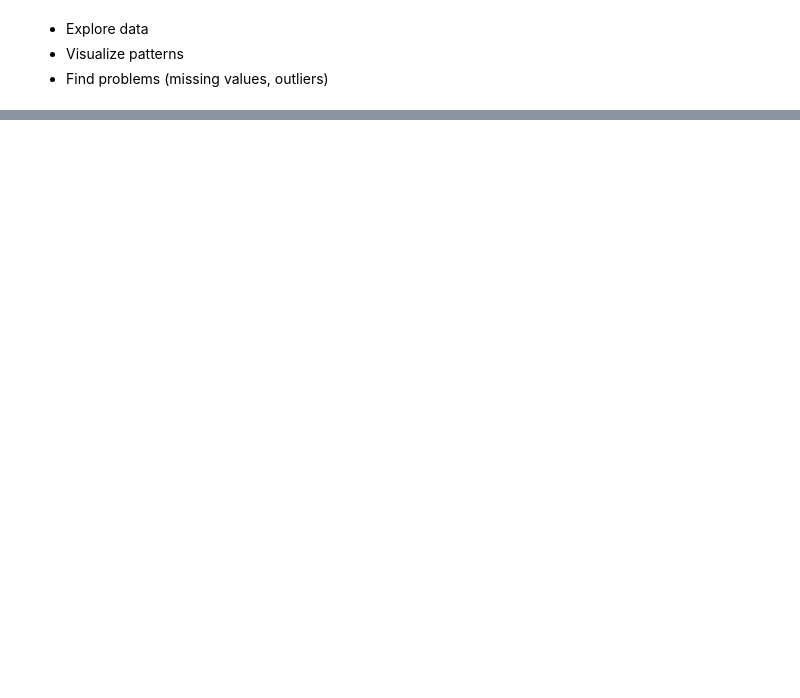
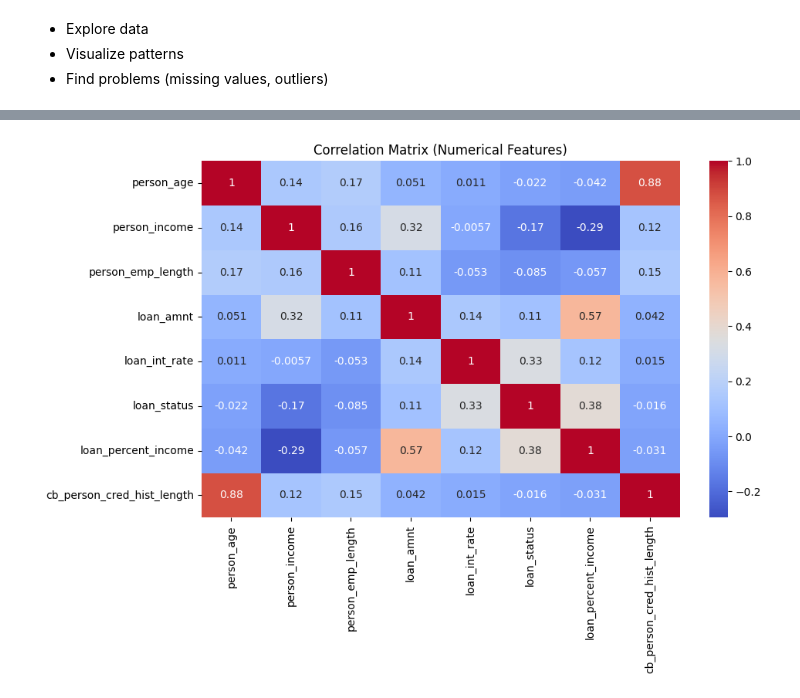
Before and after one commit to Gechtyoeng/DATA-SCIENCE-CREDIT-SCORING, a Jupyter notebook: credit_scoring/notebooks/data_eda.ipynb, the cells around one changed output, grey strips where cells are left out. Saved outputs shown, nothing was run; the diff lists cells and outputs as text; code cells hidden in the pictures; blank space fills up the shorter version.

```diff
--- a/credit_scoring/notebooks/data_eda.ipynb
+++ b/credit_scoring/notebooks/data_eda.ipynb
@@ -15,0 +62,6 @@ df.head()
+# %%
+# drop duplicate rows
+df = df.drop_duplicates()
+
+# duplicate row after remove
+print("Duplicate rows:", df.duplicated().sum())
@@ -15,0 +116,6 @@ df.head()
+# %%
+# handle person age by remove impossible age
+df = df[df['person_age'] <= 100]
+# %%
+# Cap employment length >50
+df.loc[df['person_emp_length'] > 50, 'person_emp_length'] = 50
@@ -15,0 +144,8 @@ df.head()
+# %%
+# Fill the employee lenght with median
+df['person_emp_length'] = df['person_emp_length'].fillna(df['person_emp_length'].median())
+
+# Fill interest rate by loan grade median
+df['loan_int_rate'] = df.groupby('loan_grade')['loan_int_rate'].transform(
+    lambda x: x.fillna(x.median())
+)
@@ -15,0 +172,14 @@ df.head()
+# %%
+# Select numerical features
+num_df = df.select_dtypes(include=['int64', 'float64'])
+
+# Compute correlation matrix
+corr = num_df.corr()
+
+# Plot heatmap
+plt.figure(figsize=(10, 6))
+sns.heatmap(corr, annot=True, cmap='coolwarm')
+plt.title("Correlation Matrix (Numerical Features)")
+plt.show()
+# %% [output]
+[figure, added]
```
Also changed, not shown: parts of 13 cells of this notebook.
